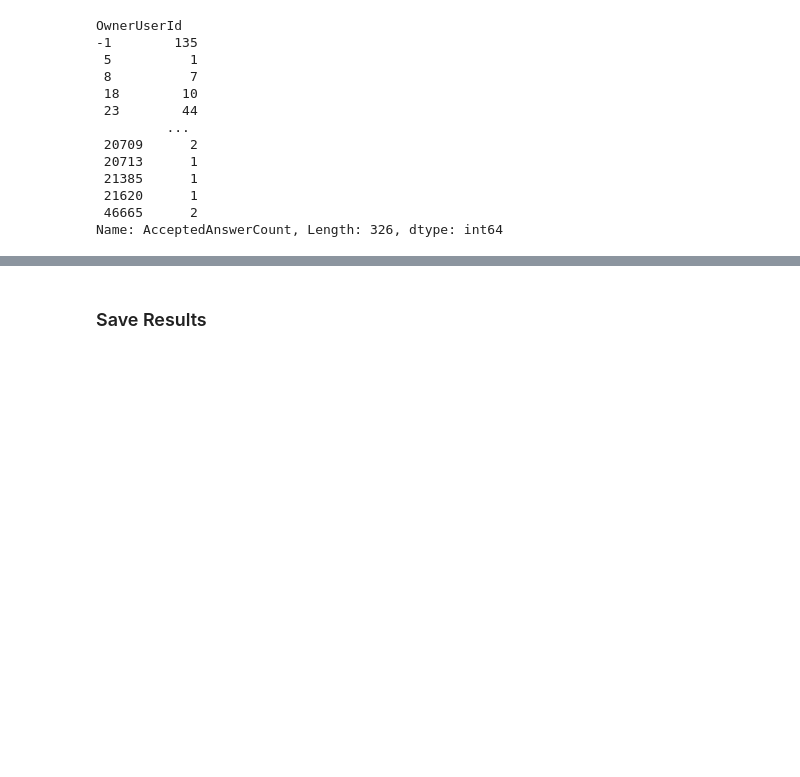
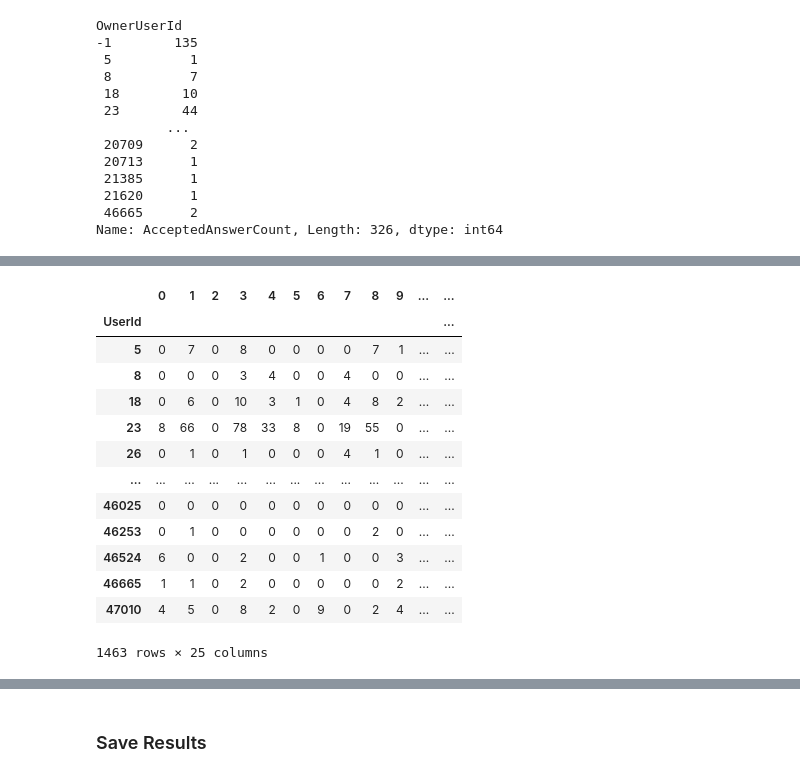
Before and after one commit to pierrehogenhaug/stackexchange_politics, a Jupyter notebook: sentiment.ipynb, the cells around one changed output, grey strips where cells are left out. Cells and saved outputs as stored; diff of their text form; code cells hidden in the pictures; blank space fills up the shorter version.

Commit message:
added user topic modelling vector as attribute

```diff
--- a/sentiment.ipynb
+++ b/sentiment.ipynb
@@ -381,0 +312,11 @@ users_with_attributes.head()
+# %%
+questions_topic_distribution_vector = questions_with_sentiment[['OwnerUserId', 'Topic']].copy()
+answers_topic_distribution_vector = answers_with_sentiment[['OwnerUserId', 'AnswerTopic']].copy()
+comments_topic_distribution_vector = comments_with_sentiment[['UserId', 'CommentTopic']].copy()
+
+questions_topic_distribution_vector['UserId'] = questions_topic_distribution_vector['OwnerUserId']
+answers_topic_distribution_vector['UserId'] = answers_topic_distribution_vector['OwnerUserId']
+answers_topic_distribution_vector['Topic'] = answers_topic_distribution_vector['AnswerTopic']
+comments_topic_distribution_vector['Topic'] = comments_topic_distribution_vector['CommentTopic']
+
+questions_topic_distribution_vector.head(2)
@@ -381,0 +327,12 @@ users_with_attributes.head()
+# %%
+combined_topic_distribution_df = pd.concat([
+    questions_topic_distribution_vector[['UserId', 'Topic']],
+    answers_topic_distribution_vector[['UserId', 'Topic']],
+    comments_topic_distribution_vector[['UserId', 'Topic']]
+])
+
+combined_topic_distribution_df = combined_topic_distribution_df[combined_topic_distribution_df['UserId'] != -1]
+# %%
+# Step 1: One-Hot Encoding
+one_hot_encoded_topics = pd.get_dummies(combined_topic_distribution_df['Topic'])
+one_hot_encoded_topics
@@ -381,0 +353,4 @@ users_with_attributes.head()
+# %%
+# Add UserId back for aggregation
+one_hot_encoded_topics['UserId'] = combined_topic_distribution_df['UserId']
+one_hot_encoded_topics.head(2)
@@ -381,0 +362,19 @@ users_with_attributes.head()
+# %%
+# Step 2: Aggregation
+user_topic_engagement = one_hot_encoded_topics.groupby('UserId').sum()
+user_topic_engagement
+# %% [output]
+|  | 0 | 1 | 2 | 3 | 4 | 5 | 6 | 7 | 8 | 9 | ... | ... |
+| UserId |  |  |  |  |  |  |  |  |  |  |  | ... |
+| 5 | 0 | 7 | 0 | 8 | 0 | 0 | 0 | 0 | 7 | 1 | ... | ... |
+| 8 | 0 | 0 | 0 | 3 | 4 | 0 | 0 | 4 | 0 | 0 | ... | ... |
+| 18 | 0 | 6 | 0 | 10 | 3 | 1 | 0 | 4 | 8 | 2 | ... | ... |
+| 23 | 8 | 66 | 0 | 78 | 33 | 8 | 0 | 19 | 55 | 0 | ... | ... |
+| 26 | 0 | 1 | 0 | 1 | 0 | 0 | 0 | 4 | 1 | 0 | ... | ... |
+| ... | ... | ... | ... | ... | ... | ... | ... | ... | ... | ... | ... | ... |
+| 46025 | 0 | 0 | 0 | 0 | 0 | 0 | 0 | 0 | 0 | 0 | ... | ... |
+| 46253 | 0 | 1 | 0 | 0 | 0 | 0 | 0 | 0 | 2 | 0 | ... | ... |
+| 46524 | 6 | 0 | 0 | 2 | 0 | 0 | 1 | 0 | 0 | 3 | ... | ... |
+| 46665 | 1 | 1 | 0 | 2 | 0 | 0 | 0 | 0 | 0 | 2 | ... | ... |
+| 47010 | 4 | 5 | 0 | 8 | 2 | 0 | 9 | 0 | 2 | 4 | ... | ... |
+1463 rows × 25 columns
```
Also changed, not shown: parts of 23 cells of this notebook, 1 other file.
